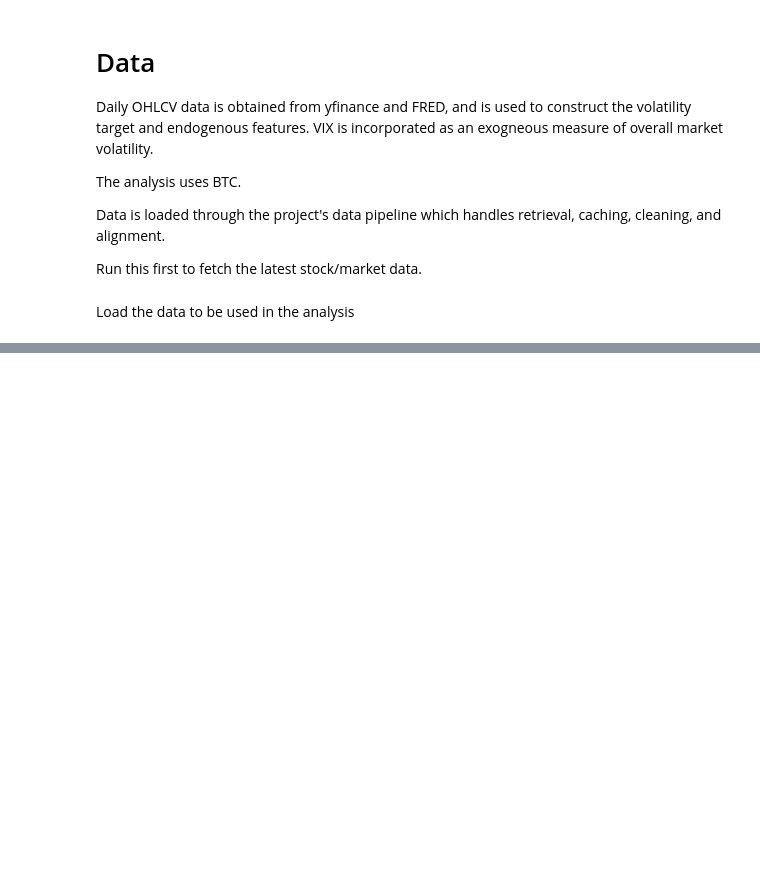
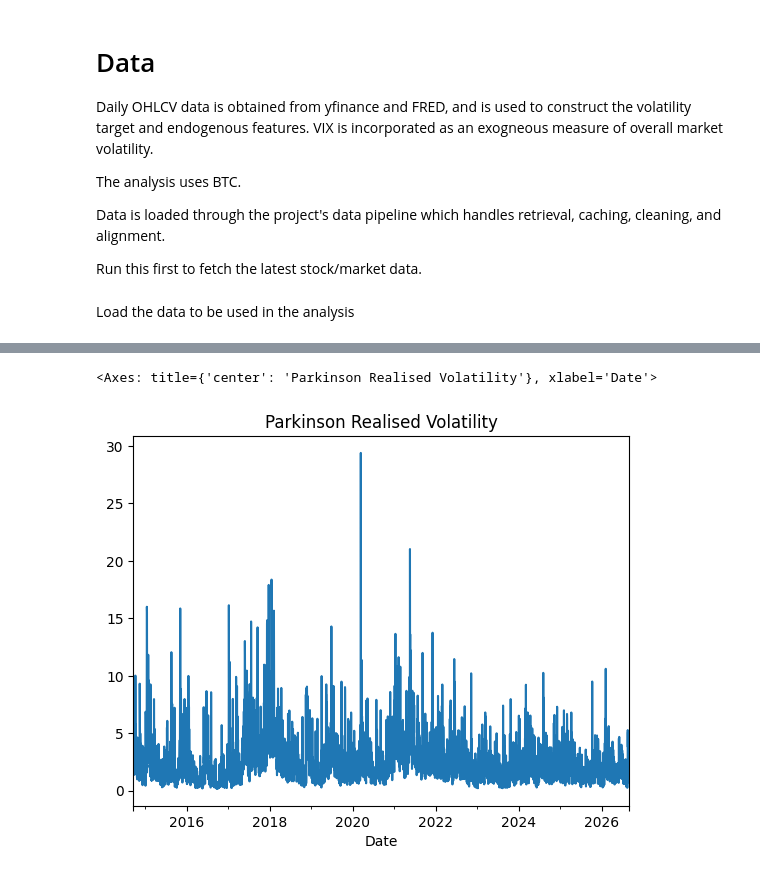
Before and after one commit to joshyspittle/Machine-Learning-Volatility, a Jupyter notebook: volatility_forecast.ipynb, the cells around one changed output, grey strips where cells are left out. Cells and saved outputs as stored; diff of their text form; code cells hidden in the pictures; blank space fills up the shorter version.

```diff
--- a/volatility_forecast.ipynb
+++ b/volatility_forecast.ipynb
@@ -43,0 +49,7 @@ asset_ohlcv.head()
+# %%
+realised_vol = volatility.parkinson_vol(asset_ohlcv)
+
+realised_vol.plot(title="Parkinson Realised Volatility")
+# %% [output]
+<Axes: title={'center': 'Parkinson Realised Volatility'}, xlabel='Date'>
+[figure, added]
```
Also changed, not shown: parts of 2 cells of this notebook.
